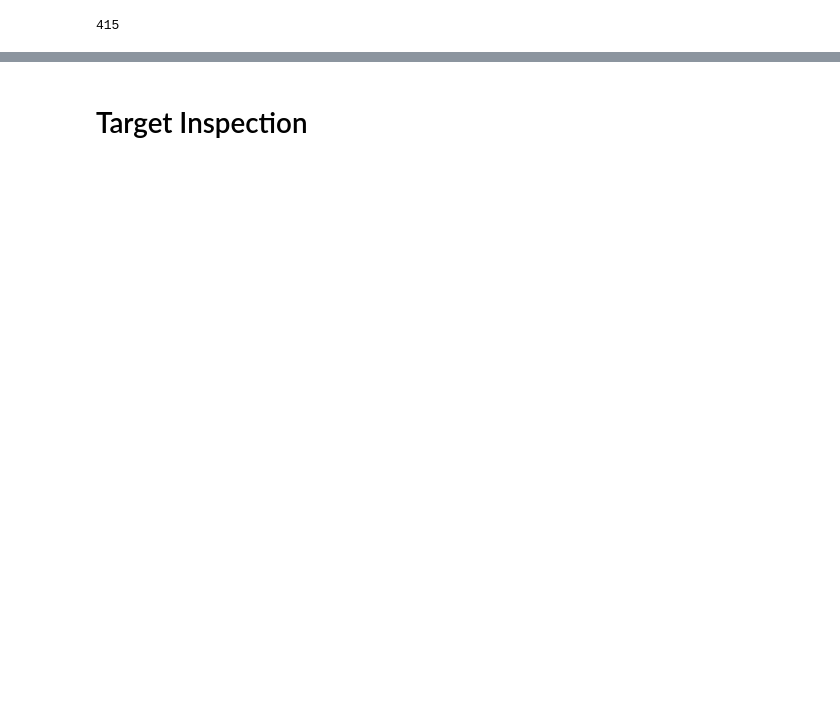
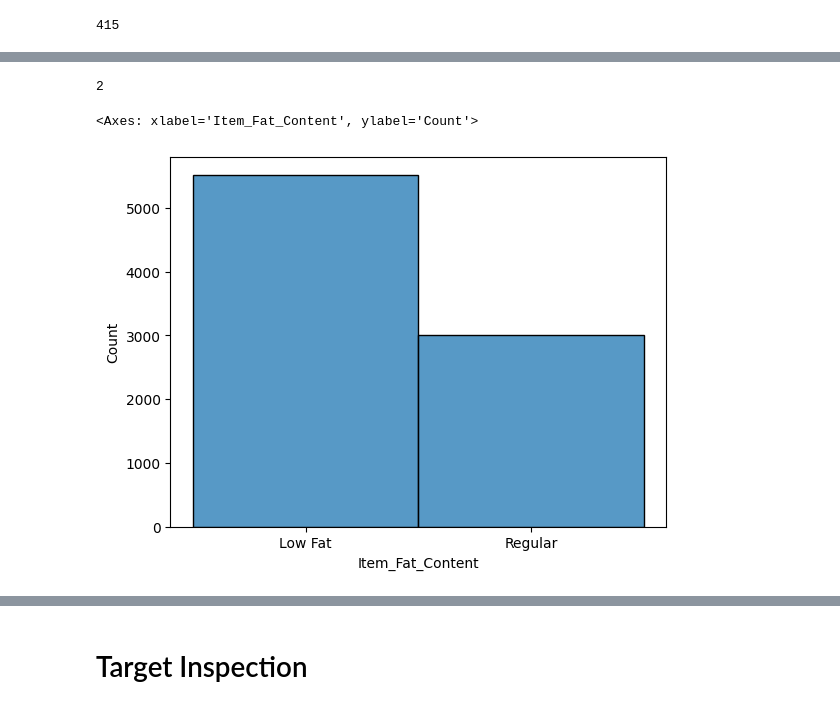
Before and after one commit to JamesCraig35/Prediction-of-Product-Sales, a Jupyter notebook: Prediction_of_Product_Sales.ipynb, the cells around one changed output, grey strips where cells are left out. Drawn from its saved outputs; the diff is of its cells as text; code cells hidden in the pictures; blank space fills up the shorter version.

```diff
--- a/Prediction_of_Product_Sales.ipynb
+++ b/Prediction_of_Product_Sales.ipynb
@@ -378,0 +379,9 @@ df_sales['Item_Weight'].nunique()
+# %%
+df_sales['Item_Fat_Content'].nunique()
+# %% [output]
+2
+# %%
+sns.histplot(data=df_sales, x='Item_Fat_Content')
+# %% [output]
+<Axes: xlabel='Item_Fat_Content', ylabel='Count'>
+[figure, added]
```
Also changed, not shown: parts of 44 cells of this notebook.
